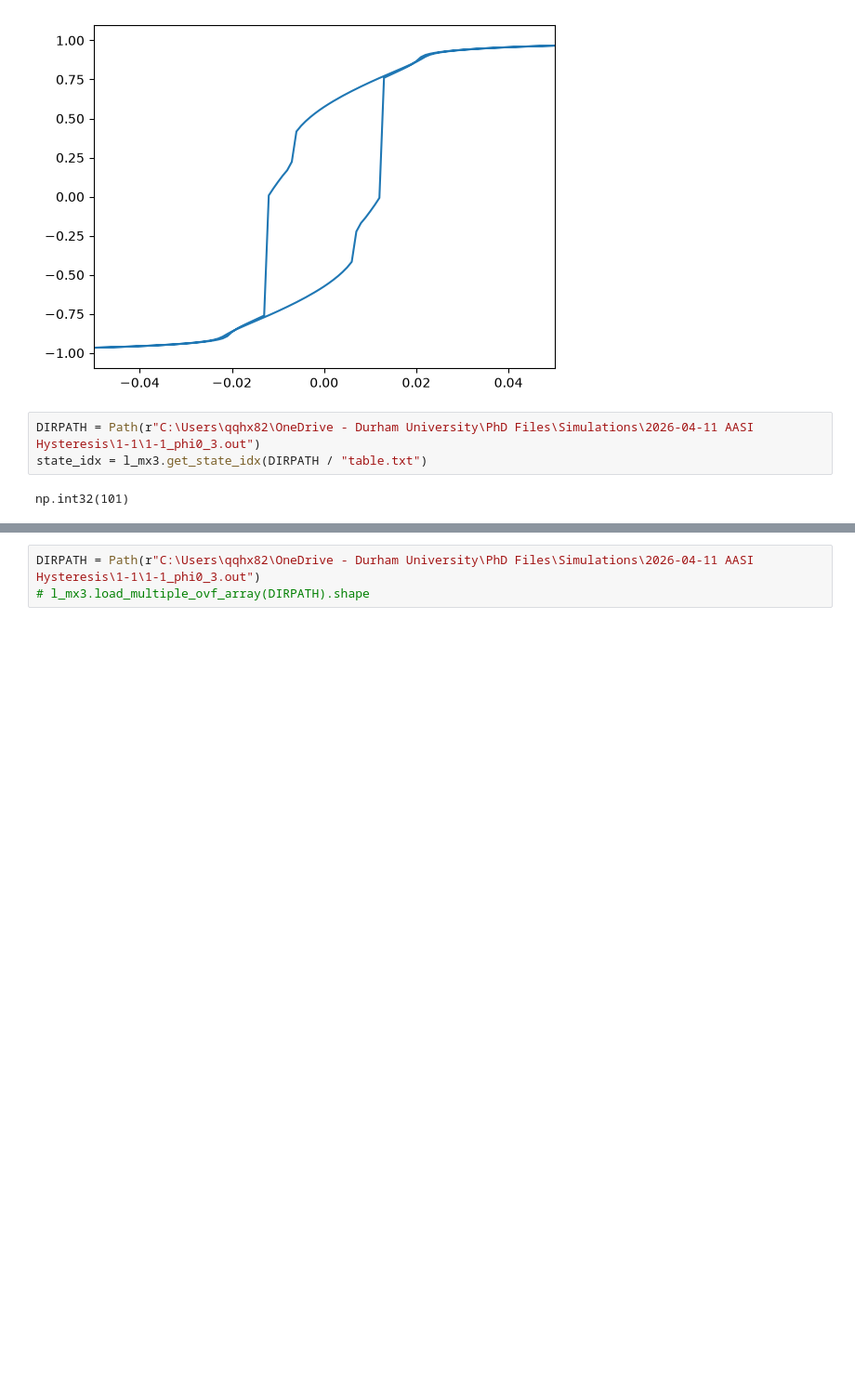
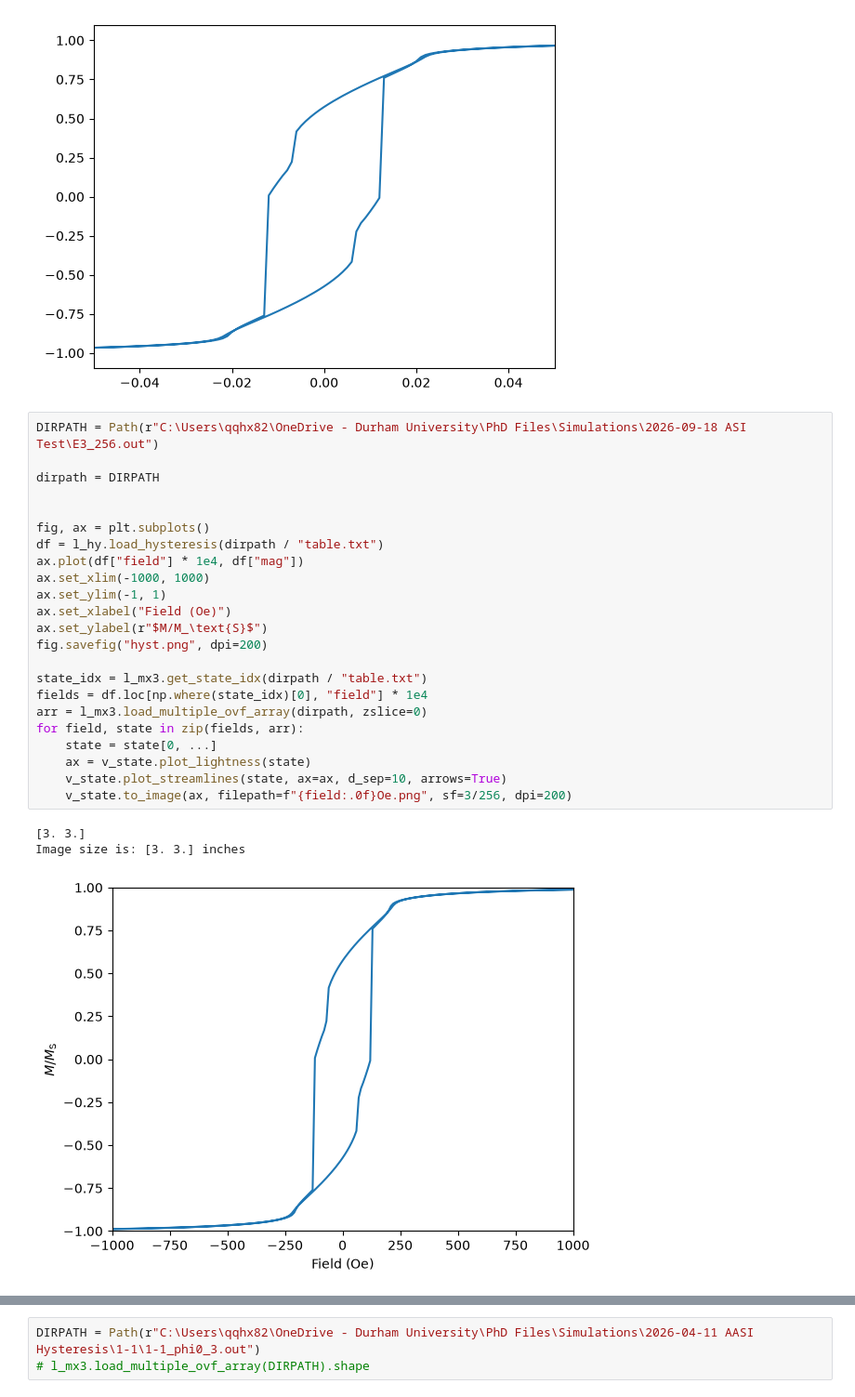
Before and after one commit to Weaser15/maglab, a Jupyter notebook: notebooks/hysteresis.ipynb, the cells around one changed output, grey strips where cells are left out. Shown at 93% size. Drawn from its saved outputs; the diff is of its cells as text; blank space fills up the shorter version.

Commit message:
Add hysteresis plot helper

```diff
--- a/notebooks/hysteresis.ipynb
+++ b/notebooks/hysteresis.ipynb
@@ -23,7 +23,29 @@ plt.xlim(-0.05, 0.05)
 (-0.05, 0.05)
 [figure]
 # %%
-DIRPATH = Path(r"C:\Users\qqhx82\OneDrive - Durham University\PhD Files\Simulations\2026-04-11 AASI Hysteresis\1-1\1-1_phi0_3.out")
-state_idx = l_mx3.get_state_idx(DIRPATH / "table.txt")
+DIRPATH = Path(r"C:\Users\qqhx82\OneDrive - Durham University\PhD Files\Simulations\2026-09-18 ASI Test\E3_256.out")
+
+dirpath = DIRPATH
+
+
+fig, ax = plt.subplots()
+df = l_hy.load_hysteresis(dirpath / "table.txt")
+ax.plot(df["field"] * 1e4, df["mag"])
+ax.set_xlim(-1000, 1000)
+ax.set_ylim(-1, 1)
+ax.set_xlabel("Field (Oe)")
+ax.set_ylabel(r"$M/M_\text{S}$")
+fig.savefig("hyst.png", dpi=200)
+
+state_idx = l_mx3.get_state_idx(dirpath / "table.txt")
+fields = df.loc[np.where(state_idx)[0], "field"] * 1e4
+arr = l_mx3.load_multiple_ovf_array(dirpath, zslice=0)
+for field, state in zip(fields, arr):
+    state = state[0, ...]
+    ax = v_state.plot_lightness(state)
+    v_state.plot_streamlines(state, ax=ax, d_sep=10, arrows=True)
+    v_state.to_image(ax, filepath=f"{field:.0f}Oe.png", sf=3/256, dpi=200)
 # %% [output]
-np.int32(101)
+[3. 3.]
+Image size is: [3. 3.] inches
+[figure, added]
```
Also changed, not shown: parts of 2 cells of this notebook, 1 other file.
